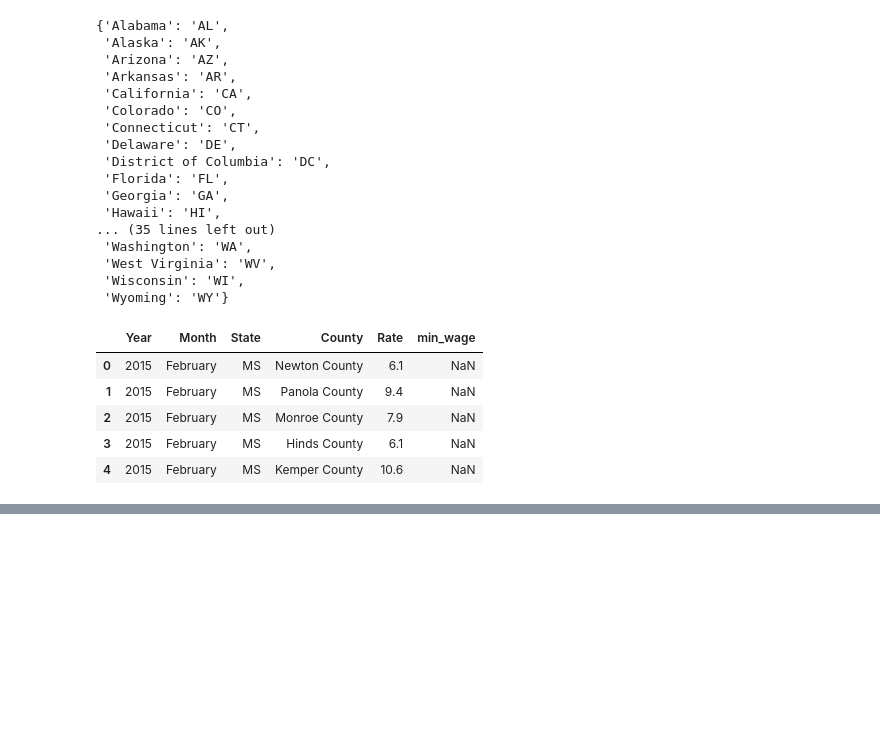
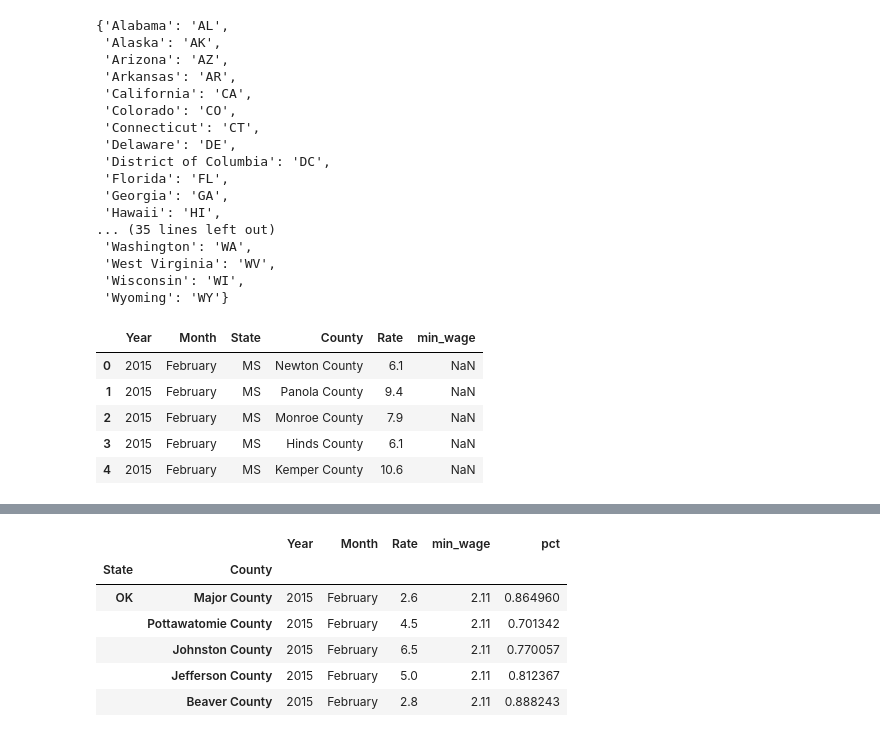
Before and after one commit to atystats/Data-Analysis-in-Python, a Jupyter notebook: Data Analysis Pandas Part 2.ipynb, the cells around one changed output, grey strips where cells are left out. Cells and saved outputs as stored; diff of their text form; code cells hidden in the pictures; blank space fills up the shorter version.

```diff
--- a/Data Analysis Pandas Part 2.ipynb
+++ b/Data Analysis Pandas Part 2.ipynb
@@ -305,0 +352,3 @@ unemp_2015.head()
+# %%
+pres16 = pres16[["pct"]]
+pres16.head()
@@ -305,0 +363,4 @@ unemp_2015.head()
+# %%
+pres16.dropna(inplace = True)
+# %%
+unemp_2015.dropna(inplace = True)
@@ -305,0 +377,13 @@ unemp_2015.head()
+# %%
+# Now let's merge the 2 datasets together
+all_together = unemp_2015.merge(pres16, on = ["State", "County"])
+all_together.dropna(inplace = True)
+all_together.head()
+# %% [output]
+|  |  | Year | Month | Rate | min_wage | pct |
+| State | County |  |  |  |  |  |
+| OK | Major County | 2015 | February | 2.6 | 2.11 | 0.864960 |
+|  | Pottawatomie County | 2015 | February | 4.5 | 2.11 | 0.701342 |
+|  | Johnston County | 2015 | February | 6.5 | 2.11 | 0.770057 |
+|  | Jefferson County | 2015 | February | 5.0 | 2.11 | 0.812367 |
+|  | Beaver County | 2015 | February | 2.8 | 2.11 | 0.888243 |
```
Also changed, not shown: parts of 9 cells of this notebook.
